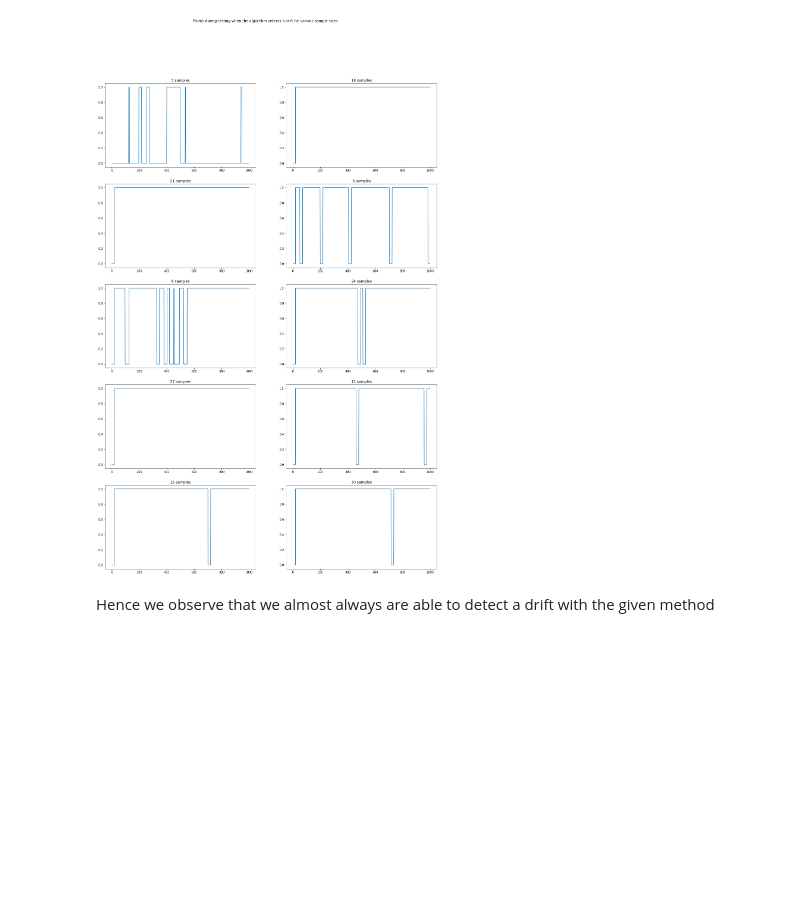
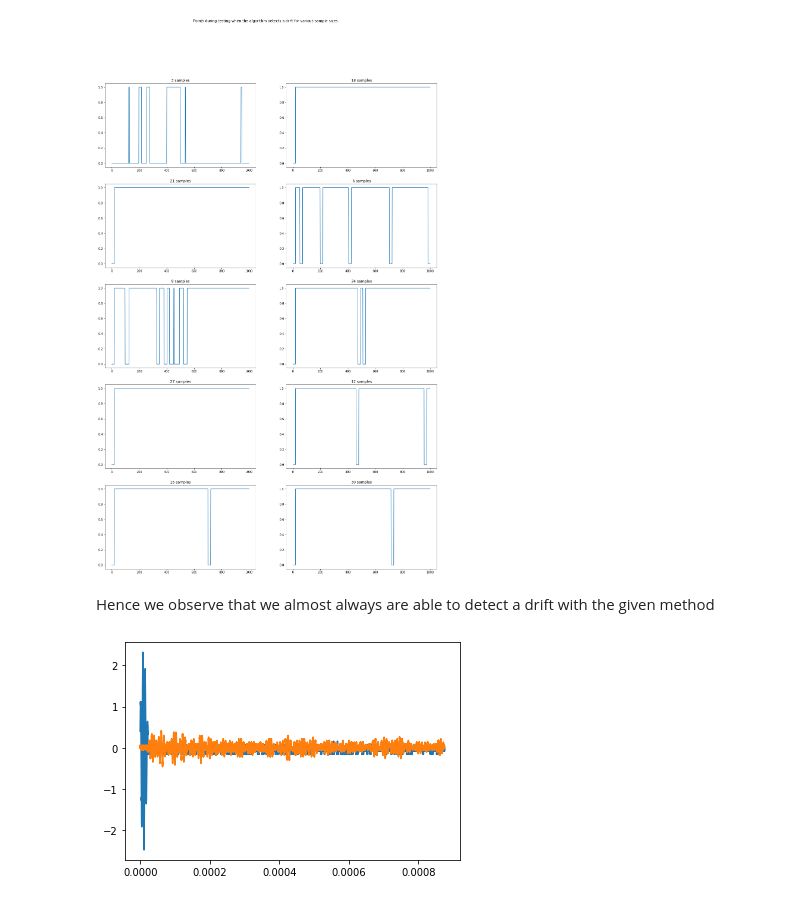
Before and after one commit to sumeetkrm/anomaly-detection, a Jupyter notebook: main.ipynb, the cells around one changed output. Cells and saved outputs as stored; diff of their text form; code cells hidden in the pictures; blank space fills up the shorter version.

Commit message:
Aluminium check

```diff
--- a/main.ipynb
+++ b/main.ipynb
@@ -242,3 +243,20 @@ plt.show()
 [figure]
 # %% [markdown]
 Hence we observe that we almost always are able to detect a drift with the given method
+# %%
+# loading aluminium panel data
+folder_name_1 = "data/aluminium_data/BASELINE_1(Healthy)/Data_with3dprinter/Data_with_dso/"
+folder_name_2 = "data/aluminium_data/rivet_hole_temp/Data_with_dso"
+paths_1 = [folder_name_1 + f"Temp{x}/P13.csv" for x in range(20,75,5)]
+paths_2 = [folder_name_2 + f"Temp{x}/P13.csv" for x in range(20,75,5)]
+# lets only do 13 right now for different temperatures
+# %%
+import pandas as pd
+
+db = pd.read_csv(paths_1[0], usecols=[3, 4, 10], header = None, names = ["time", "input", "output"])
+db = db[db["time"] > 0]
+plt.plot(db["time"], db["input"])
+plt.plot(db["time"], db["output"])
+plt.show()
+# %% [output]
+[figure, added]
```
Also changed, not shown: parts of 4 cells of this notebook.
